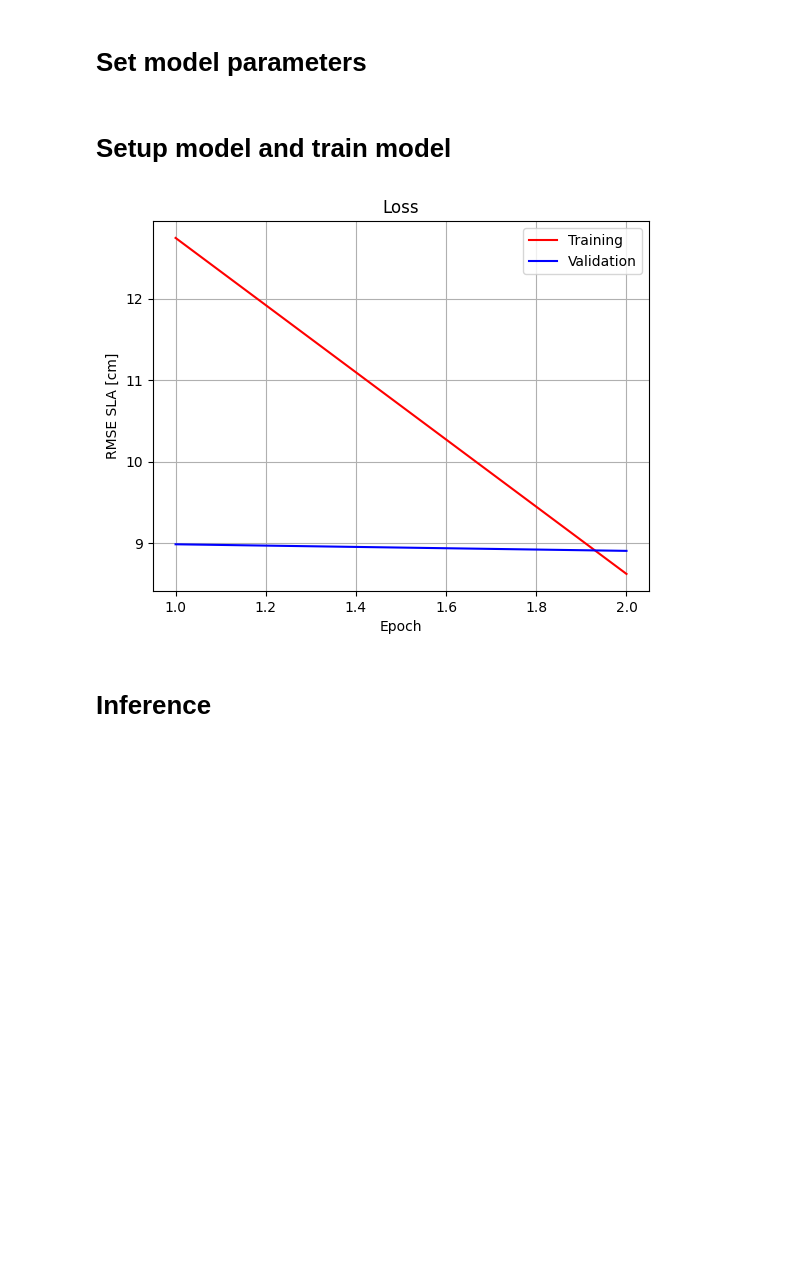
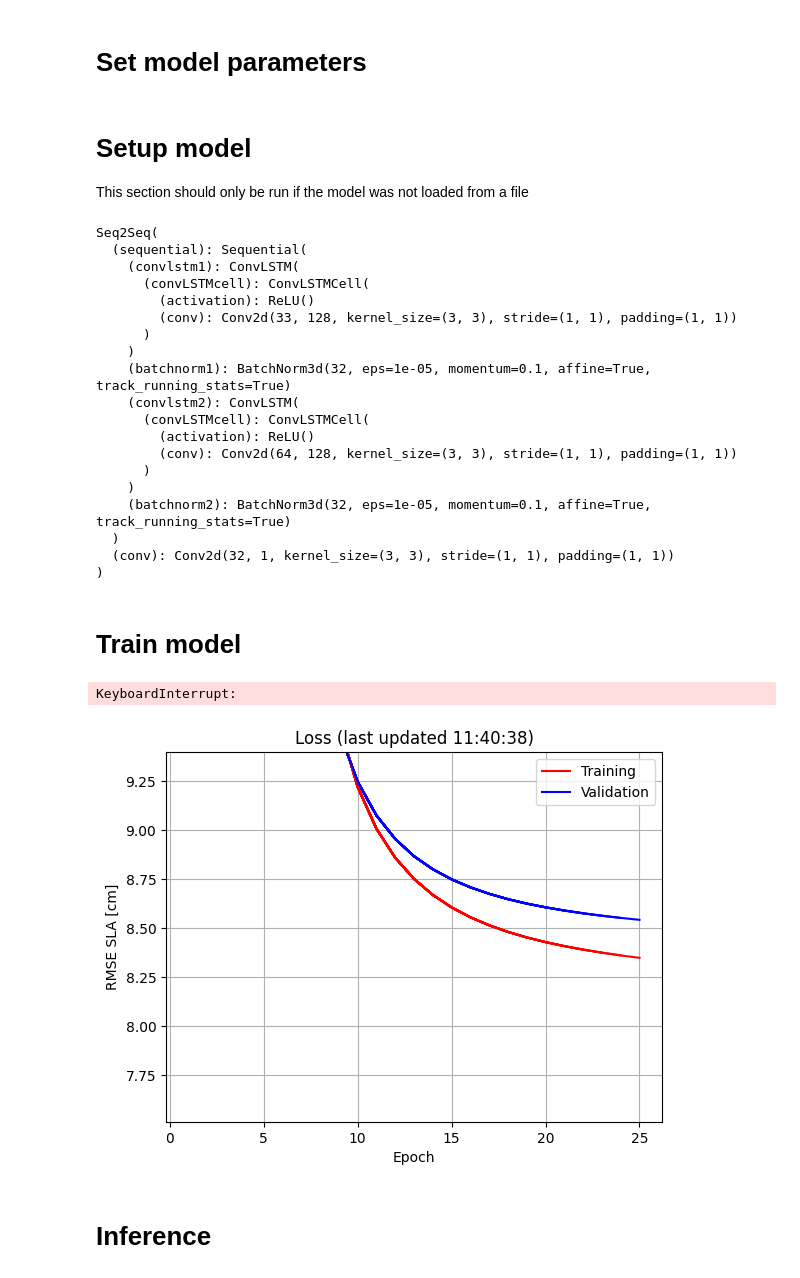
Before and after one commit to CasperTBangHansen/AltimetryForecasting, a Jupyter notebook: Experiments/GlobalNNConvLSTM.ipynb, the cells around one changed output. Drawn from its saved outputs; the diff is of its cells as text; code cells hidden in the pictures; blank space fills up the shorter version.

```diff
--- a/Experiments/GlobalNNConvLSTM.ipynb
+++ b/Experiments/GlobalNNConvLSTM.ipynb
@@ -169,5 +221,6 @@ epochs = 2
-# %% [markdown]
-# Setup model and train model
+# %% [markdown]
+# Setup model
+This section should only be run if the model was not loaded from a file
 # %%
 model = Seq2Seq(
     num_channels = 1,
@@ -183,22 +236,46 @@ model = Seq2Seq(
 # Optimizer
 optimizer = Adam(model.parameters(), lr=learning_rate)
 model.train()
-# Train model
-losses = TrainingLoop.train_validation_loop(
-    model,
-    train_loader,
-    validation_loader,
-    criterion,
-    optimizer,
-    epochs,
-    DEVICE,
-    setup_plot_on_epoch(),
-    Path("SavedModels", "test"),
-    2,
-    dataset_parameters,
-)
 # %% [output]
-[figure, removed]
+Seq2Seq(
+  (sequential): Sequential(
+    (convlstm1): ConvLSTM(
+      (convLSTMcell): ConvLSTMCell(
+        (activation): ReLU()
+        (conv): Conv2d(33, 128, kernel_size=(3, 3), stride=(1, 1), padding=(1, 1))
+      )
+    )
+    (batchnorm1): BatchNorm3d(32, eps=1e-05, momentum=0.1, affine=True, track_running_stats=True)
+    (convlstm2): ConvLSTM(
+      (convLSTMcell): ConvLSTMCell(
+        (activation): ReLU()
+        (conv): Conv2d(64, 128, kernel_size=(3, 3), stride=(1, 1), padding=(1, 1))
+      )
+    )
+    (batchnorm2): BatchNorm3d(32, eps=1e-05, momentum=0.1, affine=True, track_running_stats=True)
+  )
+  (conv): Conv2d(32, 1, kernel_size=(3, 3), stride=(1, 1), padding=(1, 1))
+)
+# %% [markdown]
+# Train model
+# %%
+losses = TrainingLoop.train_validation_loop(
+    model.to(DEVICE),
+    train_loader,
+    validation_loader,
+    criterion,
+    optimizer,
+    epochs,
+    start_epoch,
+    DEVICE,
+    setup_plot_on_epoch(),
+    SAVEFOLDER,
+    save_every,
+    dataset_parameters,
+)
+# %% [output]
+KeyboardInterrupt:
+[figure, added]
 # %% [markdown]
 # Inference
 # %%
```
Also changed, not shown: parts of 35 cells of this notebook, 3 other files.
